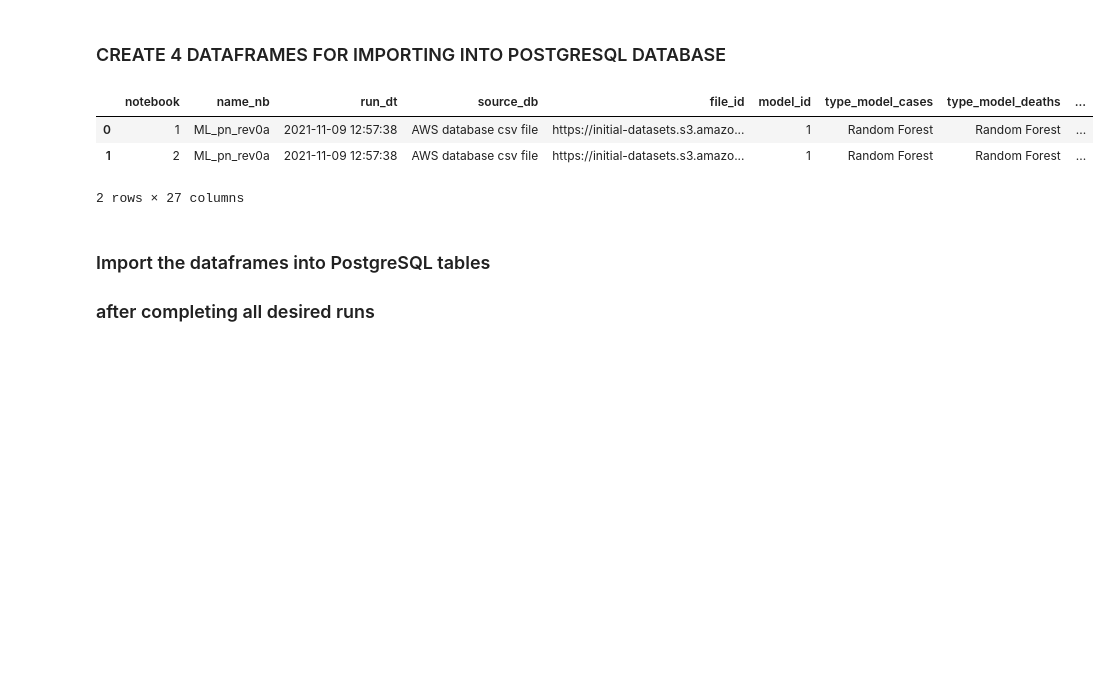
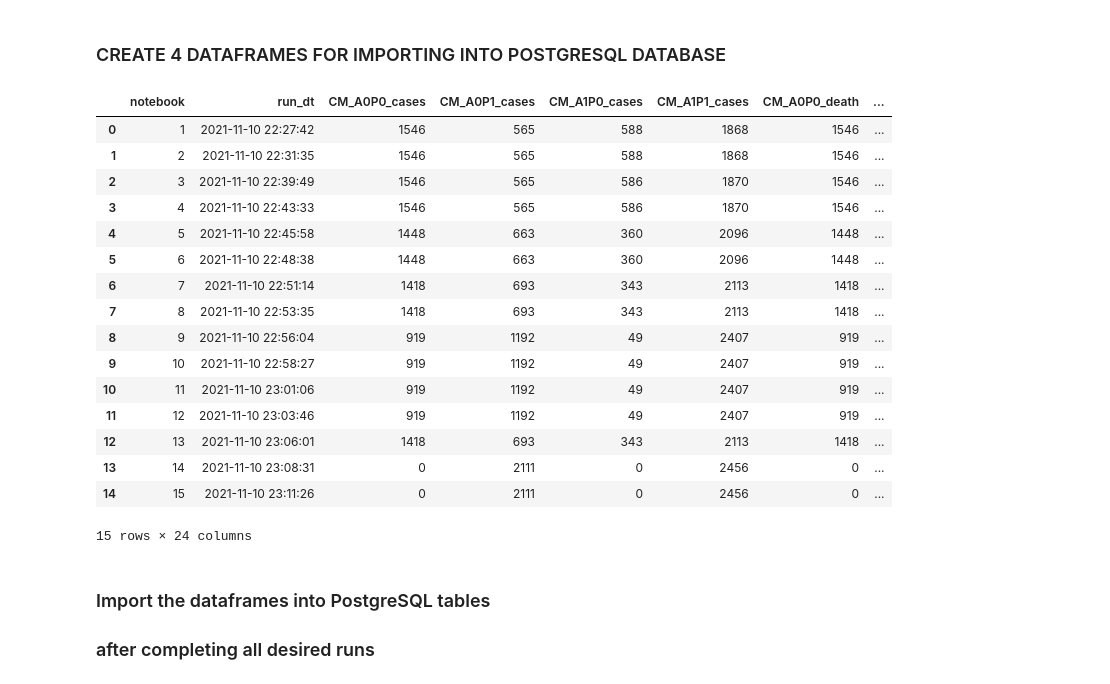
Before and after one commit to deklund76/COVID-Factor-Analysis-Framework, a Jupyter notebook: ML_pn_rev0a.ipynb, the cells around one changed output. Saved outputs shown, nothing was run; the diff lists cells and outputs as text; code cells hidden in the pictures; blank space fills up the shorter version.

```diff
--- a/ML_pn_rev0a.ipynb
+++ b/ML_pn_rev0a.ipynb
@@ -945,6 +1003,8 @@ rf_model = RandomForestClassifier(n_estimators=128, random_state=78, criterion='
 # criterion = 'gini' or 'entropy'
 # max_depth = None or 10
 # max_features = 'auto' or 'sqrt'
+# min_impurity_decrease = 0.0 or a fraction
+# oob_score = False or True
 
 rf_pars = rf_model.get_params()
 rf_n_estimators = rf_pars['n_estimators']
@@ -952,6 +1012,8 @@ rf_random_state = rf_pars['random_state']
 rf_criterion = rf_pars['criterion']
 rf_max_depth = rf_pars['max_depth']
 rf_max_features = rf_pars['max_features']
+rf_min_impurity_decrease = rf_pars['min_impurity_decrease']
+rf_oob_score = rf_pars['oob_score']
 
 
 par_name_1 = f"n_estimators={rf_n_estimators}"
@@ -959,6 +1021,8 @@ par_name_2 = f"random_state={rf_random_state}"
 par_name_3 = f"criterion={rf_criterion}"
 par_name_4 = f"max_depth={rf_max_depth}"
 par_name_5 = f"max_features={rf_max_features}"
+par_name_6 = f"max_depth={rf_min_impurity_decrease}"
+par_name_7 = f"max_features={rf_oob_score}"
 
-par_name_5
+par_name_6
 # %% [output]
@@ -1056,7 +1120,15 @@ df_importance_cases = pd.DataFrame(imp_list)
 df_importance_cases.rename(columns = {0 :'Importance_cases'}, inplace = True)
 df_importance_cases.rename(columns = {1 :'Feature_cases'}, inplace = True)
 df_importance_cases['notebook'] = run_nb['notebook']
-cols_imp = ['notebook', 'Feature_cases', 'Importance_cases']
+
+# ********** new code
+
+df_importance_cases['run_dt'] = run_dt
+cols_imp = ['notebook', 'run_dt', 'Feature_cases', 'Importance_cases']
+
+# ***********
+
+# cols_imp = ['notebook', 'Feature_cases', 'Importance_cases']
 df_importance_cases = df_importance_cases.reindex(columns = cols_imp)
-df_importance_cases['notebook']
+df_importance_cases
 # %% [output]
@@ -1139,8 +1211,12 @@ X_train_scaled = X_scaler.transform(X_train)
 X_test_scaled = X_scaler.transform(X_test)
 # %%
 # Create a random forest classifier.
-rf_model = RandomForestClassifier(n_estimators=128, random_state=78, criterion='entropy',
-                                  max_depth=None,max_features ='auto')
+
+rf_model = RandomForestClassifier(n_estimators=n_estimators, random_state=random_state,
+                                  criterion=criterion,
+                                  max_depth=max_depth, max_features =max_features,
+                                  min_impurity_decrease = min_impurity_decrease,
+                                 oob_score = oob_score)
 # %%
 # Fitting the model
 rf_model = rf_model.fit(X_train_scaled, y_train)
@@ -1234,7 +1310,15 @@ df_importance_death = pd.DataFrame(imp_list)
 df_importance_death.rename(columns = {0 :'Importance_death'}, inplace = True)
 df_importance_death.rename(columns = {1 :'Feature_death'}, inplace = True)
 df_importance_death['notebook'] = run_nb['notebook']
-cols_imp = ['notebook', 'Feature_death', 'Importance_death']
+
+# ************** new code
+
+df_importance_death['run_dt'] = run_dt
+cols_imp = ['notebook', 'run_dt', 'Feature_death', 'Importance_death']
+
+# ****************
+
+# cols_imp = ['notebook', 'Feature_death', 'Importance_death']
 df_importance_death = df_importance_death.reindex(columns = cols_imp)
 df_importance_death
 # %% [output]
@@ -1756,10 +2102,23 @@ else:
 # %%
-  df_model_new
+  df_model_results_new
 # %% [output]
-|  | notebook | name_nb | run_dt | source_db | file_id | model_id | type_model_cases | type_model_deaths | ... |
-| 0 | 1 | ML_pn_rev0a | 2021-11-09 12:57:38 | AWS database csv file | https://initial-datasets.s3.amazo... | 1 | Random Forest | Random Forest | ... |
-| 1 | 2 | ML_pn_rev0a | 2021-11-09 12:57:38 | AWS database csv file | https://initial-datasets.s3.amazo... | 1 | Random Forest | Random Forest | ... |
+|  | notebook | run_dt | CM_A0P0_cases | CM_A0P1_cases | CM_A1P0_cases | CM_A1P1_cases | CM_A0P0_death | ... |
+| 0 | 1 | 2021-11-10 22:27:42 | 1546 | 565 | 588 | 1868 | 1546 | ... |
+| 1 | 2 | 2021-11-10 22:31:35 | 1546 | 565 | 588 | 1868 | 1546 | ... |
+| 2 | 3 | 2021-11-10 22:39:49 | 1546 | 565 | 586 | 1870 | 1546 | ... |
+| 3 | 4 | 2021-11-10 22:43:33 | 1546 | 565 | 586 | 1870 | 1546 | ... |
+| 4 | 5 | 2021-11-10 22:45:58 | 1448 | 663 | 360 | 2096 | 1448 | ... |
+| 5 | 6 | 2021-11-10 22:48:38 | 1448 | 663 | 360 | 2096 | 1448 | ... |
+| 6 | 7 | 2021-11-10 22:51:14 | 1418 | 693 | 343 | 2113 | 1418 | ... |
+| 7 | 8 | 2021-11-10 22:53:35 | 1418 | 693 | 343 | 2113 | 1418 | ... |
+| 8 | 9 | 2021-11-10 22:56:04 | 919 | 1192 | 49 | 2407 | 919 | ... |
+| 9 | 10 | 2021-11-10 22:58:27 | 919 | 1192 | 49 | 2407 | 919 | ... |
+| 10 | 11 | 2021-11-10 23:01:06 | 919 | 1192 | 49 | 2407 | 919 | ... |
+| 11 | 12 | 2021-11-10 23:03:46 | 919 | 1192 | 49 | 2407 | 919 | ... |
+| 12 | 13 | 2021-11-10 23:06:01 | 1418 | 693 | 343 | 2113 | 1418 | ... |
+| 13 | 14 | 2021-11-10 23:08:31 | 0 | 2111 | 0 | 2456 | 0 | ... |
+| 14 | 15 | 2021-11-10 23:11:26 | 0 | 2111 | 0 | 2456 | 0 | ... |
-2 rows × 27 columns
+15 rows × 24 columns
 # %% [markdown]
 ### Import the dataframes into PostgreSQL tables
 ### after completing all desired runs
```
Also changed, not shown: parts of 15 cells of this notebook.
